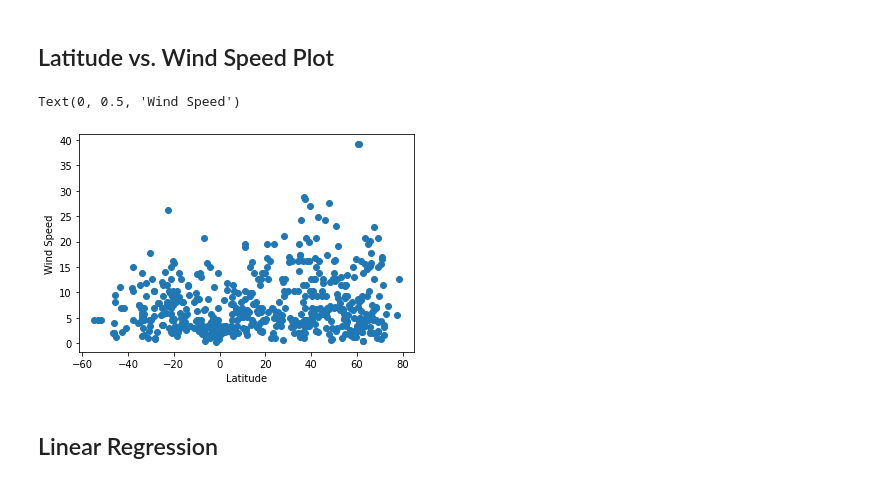
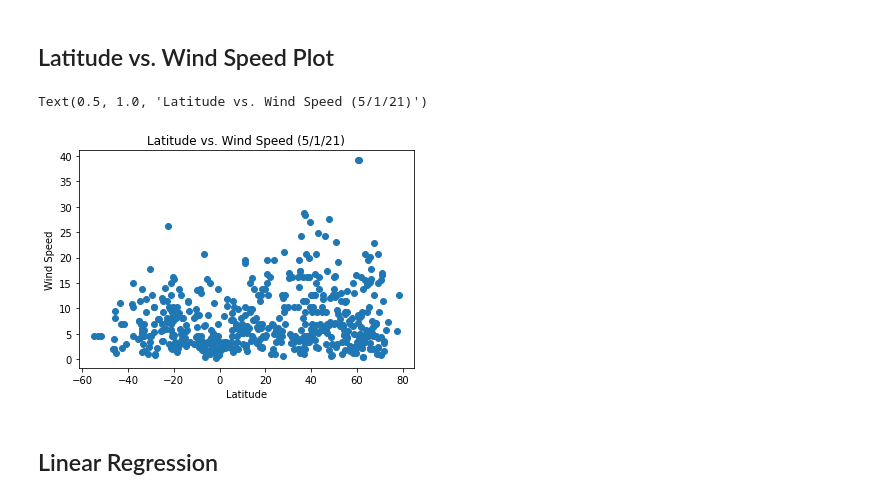
Before and after one commit to adrianna-addicks/python-api-challenge, a Jupyter notebook: starter_code/WeatherPy.ipynb, the cells around one changed output. Drawn from its saved outputs; the diff is of its cells as text; code cells hidden in the pictures.

```diff
--- a/starter_code/WeatherPy.ipynb
+++ b/starter_code/WeatherPy.ipynb
@@ -185,10 +188,11 @@ Text(0, 0.5, 'Cloudiness')
 # %%
 plt.scatter(weather_data["Latitude"],weather_data["Wind Speed"])
 plt.xlabel("Latitude")
 plt.ylabel("Wind Speed")
+plt.title("Latitude vs. Wind Speed (5/1/21)")
 # %% [output]
-Text(0, 0.5, 'Wind Speed')
+Text(0.5, 1.0, 'Latitude vs. Wind Speed (5/1/21)')
-[figure, old version]
+[figure, new version]
 # %%
 #The majority of wind speed is under 15 MPH
 # %% [markdown]
```
Also changed, not shown: parts of 3 cells of this notebook, 6 other files.
